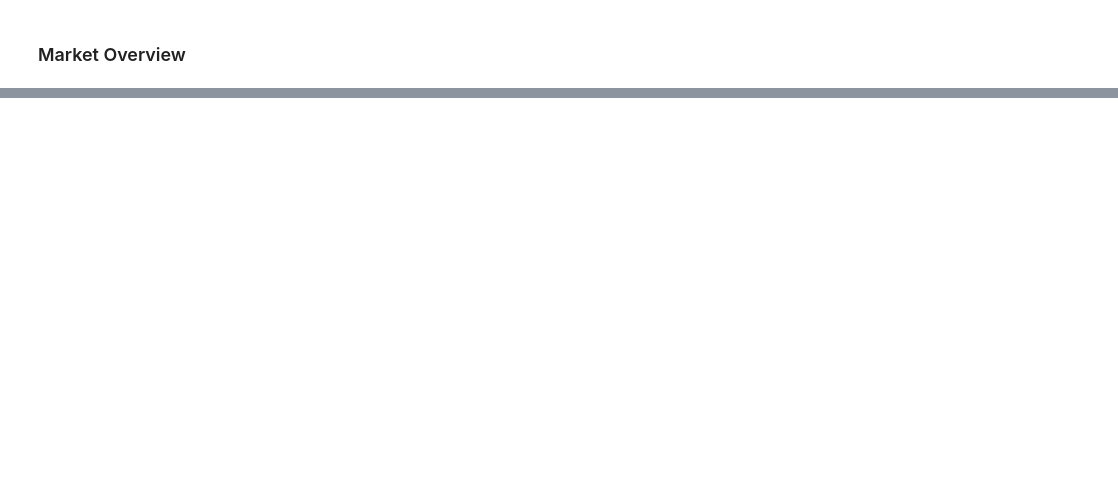
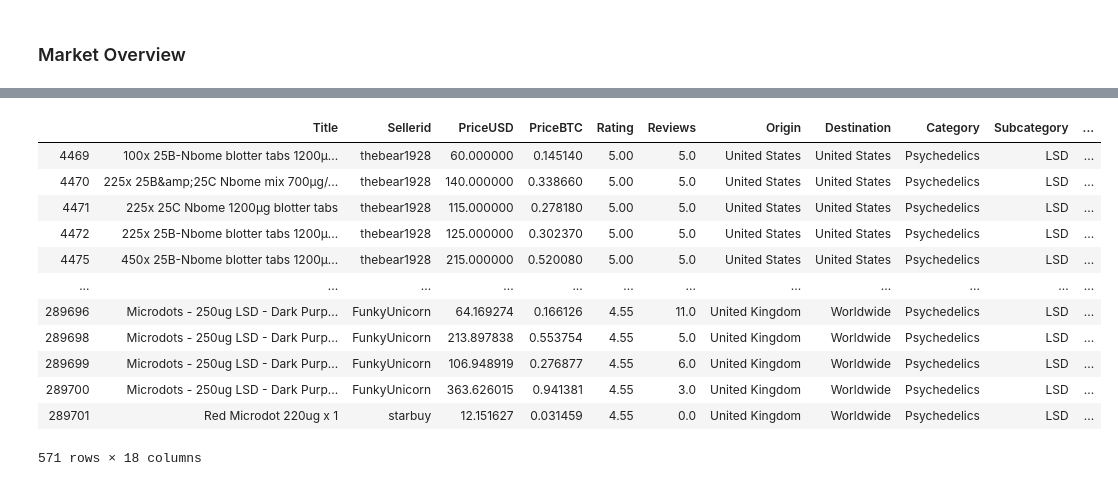
Before and after one commit to danielpetterson/darkwebmarkets, a Jupyter notebook: darknet_1.ipynb, the cells around one changed output, grey strips where cells are left out. Saved outputs shown, nothing was run; the diff lists cells and outputs as text; code cells hidden in the pictures; blank space fills up the shorter version.

```diff
--- a/darknet_1.ipynb
+++ b/darknet_1.ipynb
@@ -721,3 +795,19 @@ sns.heatmap(dflsd.isnull(),
+# %%
+dflsd
+# %% [output]
+|  | Title | Sellerid | PriceUSD | PriceBTC | Rating | Reviews | Origin | Destination | Category | Subcategory | ... |
+| 4469 | 100x 25B-Nbome blotter tabs 1200µ... | thebear1928 | 60.000000 | 0.145140 | 5.00 | 5.0 | United States | United States | Psychedelics | LSD | ... |
+| 4470 | 225x 25B&amp;25C Nbome mix 700µg/... | thebear1928 | 140.000000 | 0.338660 | 5.00 | 5.0 | United States | United States | Psychedelics | LSD | ... |
+| 4471 | 225x 25C Nbome 1200µg blotter tabs | thebear1928 | 115.000000 | 0.278180 | 5.00 | 5.0 | United States | United States | Psychedelics | LSD | ... |
+| 4472 | 225x 25B-Nbome blotter tabs 1200µ... | thebear1928 | 125.000000 | 0.302370 | 5.00 | 5.0 | United States | United States | Psychedelics | LSD | ... |
+| 4475 | 450x 25B-Nbome blotter tabs 1200µ... | thebear1928 | 215.000000 | 0.520080 | 5.00 | 5.0 | United States | United States | Psychedelics | LSD | ... |
+| ... | ... | ... | ... | ... | ... | ... | ... | ... | ... | ... | ... |
+| 289696 | Microdots - 250ug LSD - Dark Purp... | FunkyUnicorn | 64.169274 | 0.166126 | 4.55 | 11.0 | United Kingdom | Worldwide | Psychedelics | LSD | ... |
+| 289698 | Microdots - 250ug LSD - Dark Purp... | FunkyUnicorn | 213.897838 | 0.553754 | 4.55 | 5.0 | United Kingdom | Worldwide | Psychedelics | LSD | ... |
+| 289699 | Microdots - 250ug LSD - Dark Purp... | FunkyUnicorn | 106.948919 | 0.276877 | 4.55 | 6.0 | United Kingdom | Worldwide | Psychedelics | LSD | ... |
+| 289700 | Microdots - 250ug LSD - Dark Purp... | FunkyUnicorn | 363.626015 | 0.941381 | 4.55 | 3.0 | United Kingdom | Worldwide | Psychedelics | LSD | ... |
+| 289701 | Red Microdot 220ug x 1 | starbuy | 12.151627 | 0.031459 | 4.55 | 0.0 | United Kingdom | Worldwide | Psychedelics | LSD | ... |
+571 rows × 18 columns
 # %%
 # Check for outliers in unit price
 dflsd.sort_values(by='ug Price', ascending=False)
```
Also changed, not shown: parts of 16 cells of this notebook.
